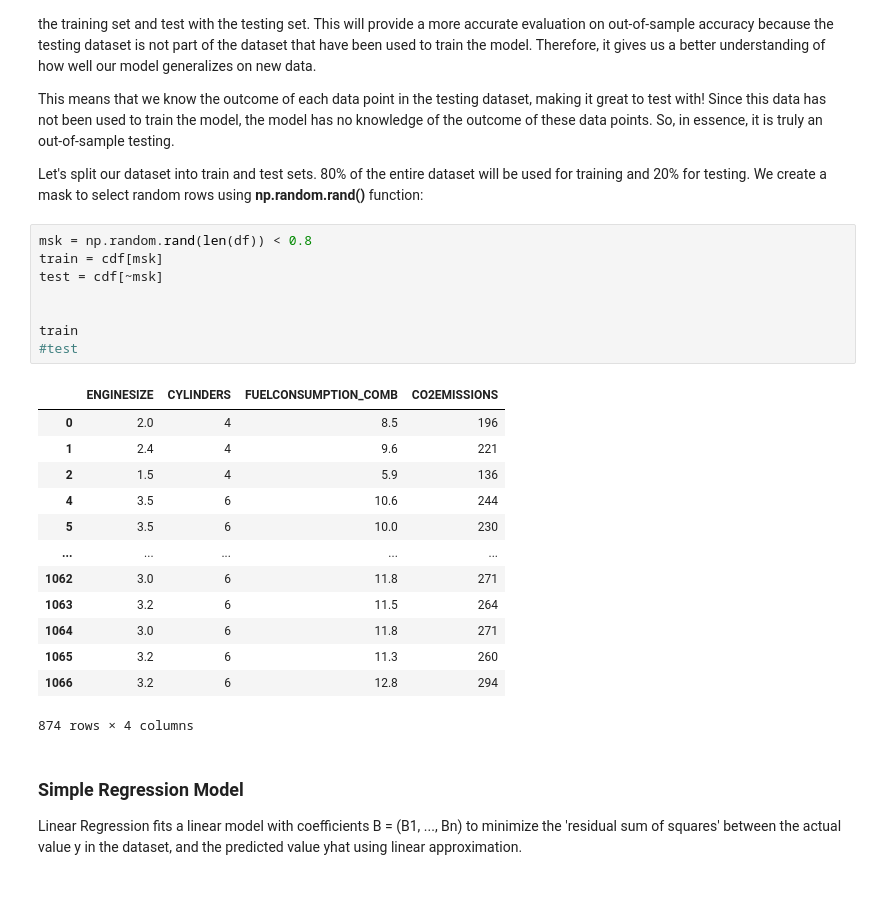
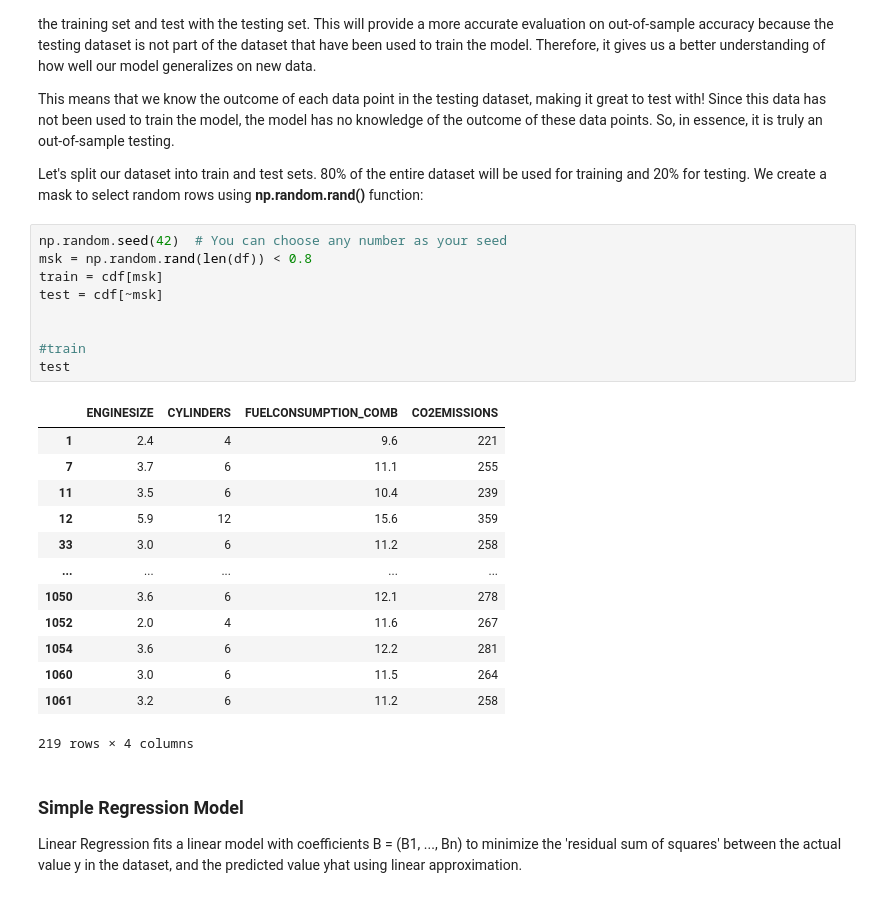
Before and after one commit to HasanBeker2/Kurs_9_Machine_Learning_with_Python, a Jupyter notebook: ML0101EN-Reg-Simple-Linear-Regression-Co2.ipynb, the cells around one changed output. Saved outputs shown, nothing was run; the diff lists cells and outputs as text.

```diff
--- a/ML0101EN-Reg-Simple-Linear-Regression-Co2.ipynb
+++ b/ML0101EN-Reg-Simple-Linear-Regression-Co2.ipynb
@@ -165,27 +165,28 @@ This means that we know the outcome of each data point in the testing dataset, m
 
 Let's split our dataset into train and test sets. 80% of the entire dataset will be used for training and 20% for testing. We create a mask to select random rows using __np.random.rand()__ function:
 # %%
+np.random.seed(42)  # You can choose any number as your seed
 msk = np.random.rand(len(df)) < 0.8
 train = cdf[msk]
 test = cdf[~msk]
 
 
-train
-#test
+#train
+test
 # %% [output]
 |  | ENGINESIZE | CYLINDERS | FUELCONSUMPTION_COMB | CO2EMISSIONS |
-| 0 | 2.0 | 4 | 8.5 | 196 |
 | 1 | 2.4 | 4 | 9.6 | 221 |
-| 2 | 1.5 | 4 | 5.9 | 136 |
-| 4 | 3.5 | 6 | 10.6 | 244 |
-| 5 | 3.5 | 6 | 10.0 | 230 |
+| 7 | 3.7 | 6 | 11.1 | 255 |
+| 11 | 3.5 | 6 | 10.4 | 239 |
+| 12 | 5.9 | 12 | 15.6 | 359 |
+| 33 | 3.0 | 6 | 11.2 | 258 |
 | ... | ... | ... | ... | ... |
-| 1062 | 3.0 | 6 | 11.8 | 271 |
-| 1063 | 3.2 | 6 | 11.5 | 264 |
-| 1064 | 3.0 | 6 | 11.8 | 271 |
-| 1065 | 3.2 | 6 | 11.3 | 260 |
-| 1066 | 3.2 | 6 | 12.8 | 294 |
+| 1050 | 3.6 | 6 | 12.1 | 278 |
+| 1052 | 2.0 | 4 | 11.6 | 267 |
+| 1054 | 3.6 | 6 | 12.2 | 281 |
+| 1060 | 3.0 | 6 | 11.5 | 264 |
+| 1061 | 3.2 | 6 | 11.2 | 258 |
-874 rows × 4 columns
+219 rows × 4 columns
 # %% [markdown]
 ### Simple Regression Model
 Linear Regression fits a linear model with coefficients B = (B1, ..., Bn) to minimize the 'residual sum of squares' between the actual value y in the dataset, and the predicted value yhat using linear approximation.
```
Also changed, not shown: parts of 6 cells of this notebook, 2 other files.
